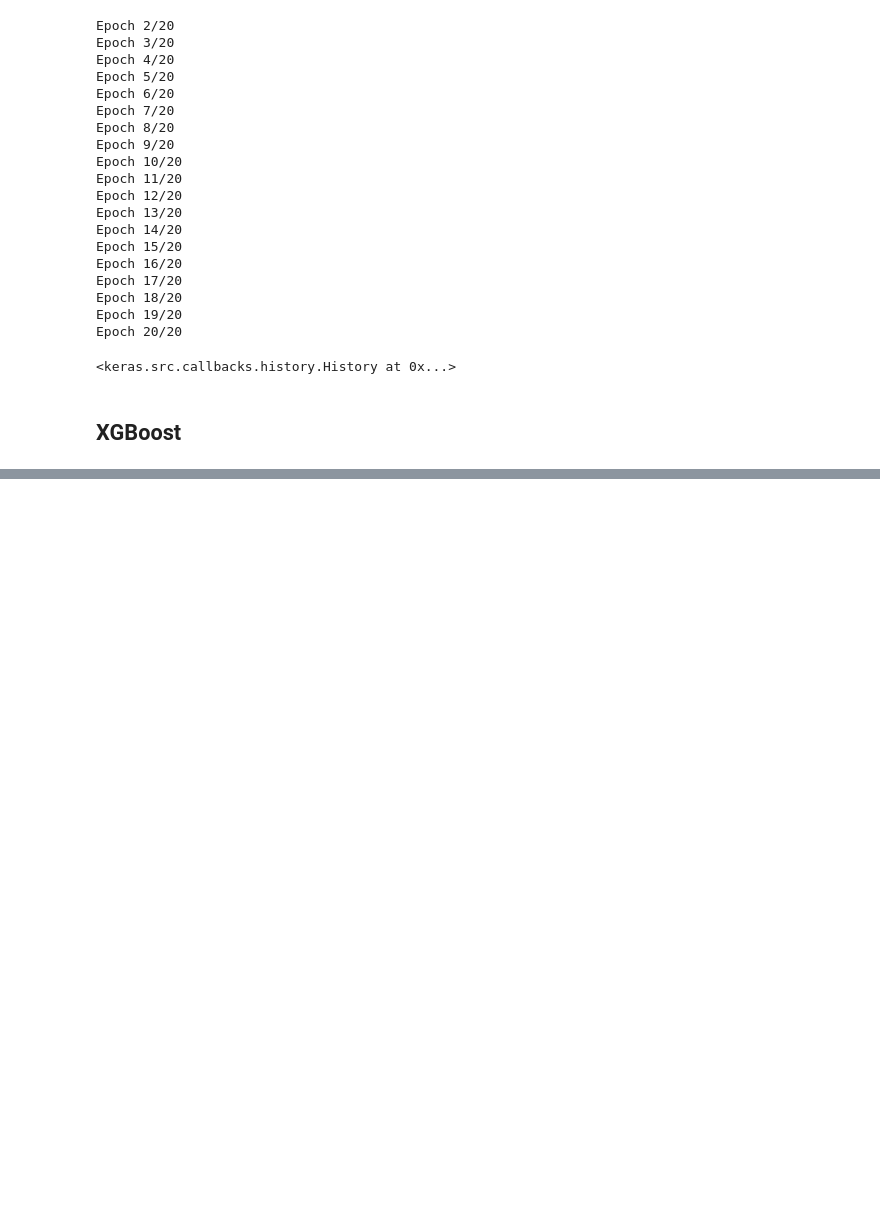
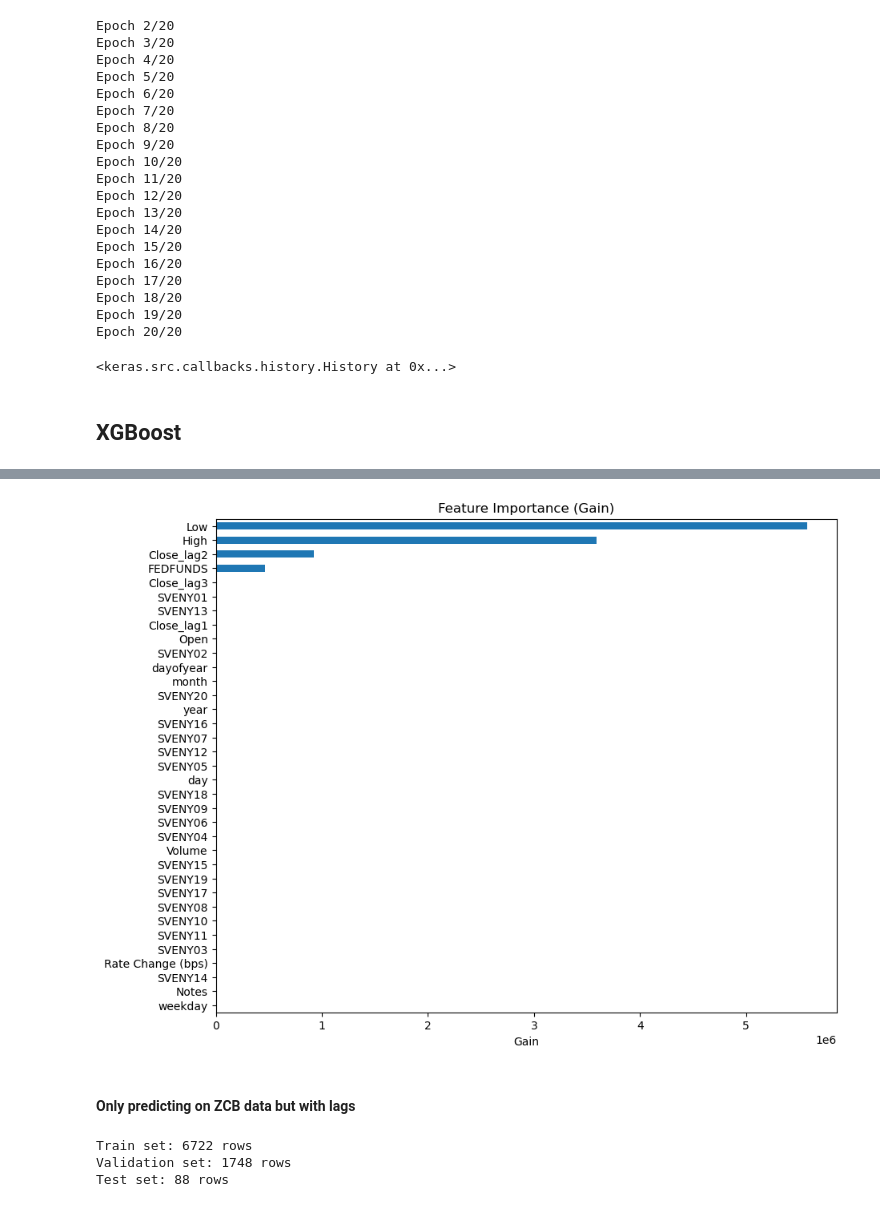
Before and after one commit to carlamcnair/Final-Project-AppML, a Jupyter notebook: Code.ipynb, the cells around one changed output, grey strips where cells are left out. Drawn from its saved outputs; the diff is of its cells as text; code cells hidden in the pictures; blank space fills up the shorter version.

```diff
--- a/Code.ipynb
+++ b/Code.ipynb
@@ -304,0 +523,21 @@ Epoch 20/20
+# %%
+import matplotlib.pyplot as plt
+import xgboost as xgb
+
+# Get feature importance scores by 'gain'
+importance = xgb_model.get_score(importance_type='gain')
+
+# Convert to pandas Series for easier plotting and sorting
+import pandas as pd
+importance_series = pd.Series(importance).sort_values(ascending=True)
+
+# Plot
+plt.figure(figsize=(10, 8))
+importance_series.plot(kind='barh')
+plt.xlabel('Gain')
+plt.title('Feature Importance (Gain)')
+plt.show()
+# %% [output]
+[figure, added]
+# %% [markdown]
+#### Only predicting on ZCB data but with lags
@@ -304,0 +546,23 @@ Epoch 20/20
+# %%
+import pandas as pd
+
+# Ensure the 'Date' column is in datetime format
+data_ZCB['Date'] = pd.to_datetime(data_ZCB['Date'])
+
+# Define the cutoff dates
+train_end = pd.Timestamp('2018-01-01')
+val_end = pd.Timestamp('2025-01-01')
+
+# Create the splits
+train_df = data_ZCB[data_ZCB['Date'] < train_end]
+val_df = data_ZCB[(data_ZCB['Date'] >= train_end) & (df['Date'] < val_end)]
+test_df = data_ZCB[data_ZCB['Date'] >= val_end]
+
+# Optionally check the sizes
+print(f"Train set: {len(train_df)} rows")
+print(f"Validation set: {len(val_df)} rows")
+print(f"Test set: {len(test_df)} rows")
+# %% [output]
+Train set: 6722 rows
+Validation set: 1748 rows
+Test set: 88 rows
```
Also changed, not shown: parts of 89 cells of this notebook.
